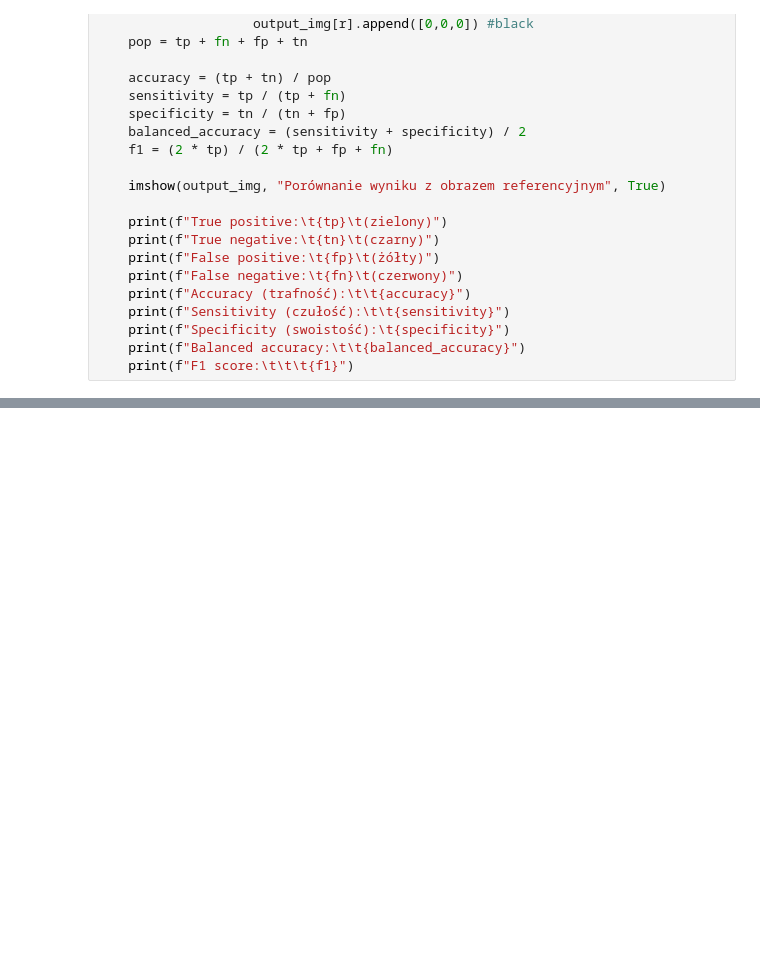
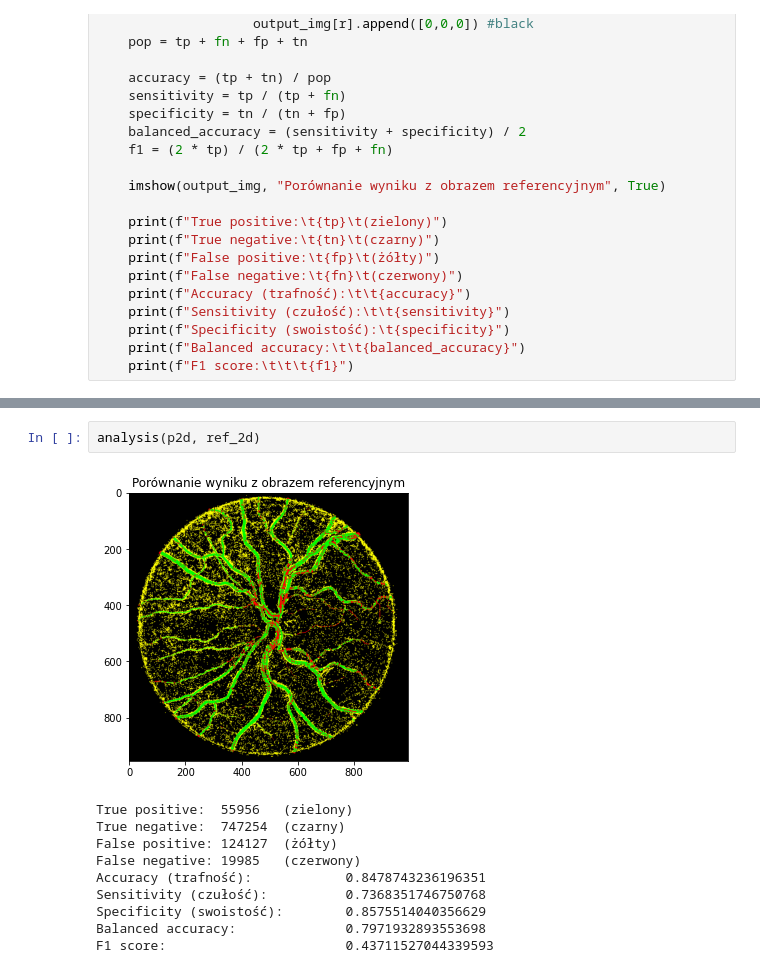
Before and after one commit to clmrv/tomograf, a Jupyter notebook: dnooka/dnooka.ipynb, the cells around one changed output, grey strips where cells are left out. Cells and saved outputs as stored; diff of their text form; blank space fills up the shorter version.

```diff
--- a/dnooka/dnooka.ipynb
+++ b/dnooka/dnooka.ipynb
@@ -111,0 +289,13 @@ analysis(m1, ref)
+# %%
+analysis(p2d, ref_2d)
+# %% [output]
+[figure, added]
+True positive:  55956   (zielony)
+True negative:  747254  (czarny)
+False positive: 124127  (żółty)
+False negative: 19985   (czerwony)
+Accuracy (trafność):            0.8478743236196351
+Sensitivity (czułość):          0.7368351746750768
+Specificity (swoistość):        0.8575514040356629
+Balanced accuracy:              0.7971932893553698
+F1 score:                       0.43711527044339593
```
Also changed, not shown: parts of 13 cells of this notebook.
